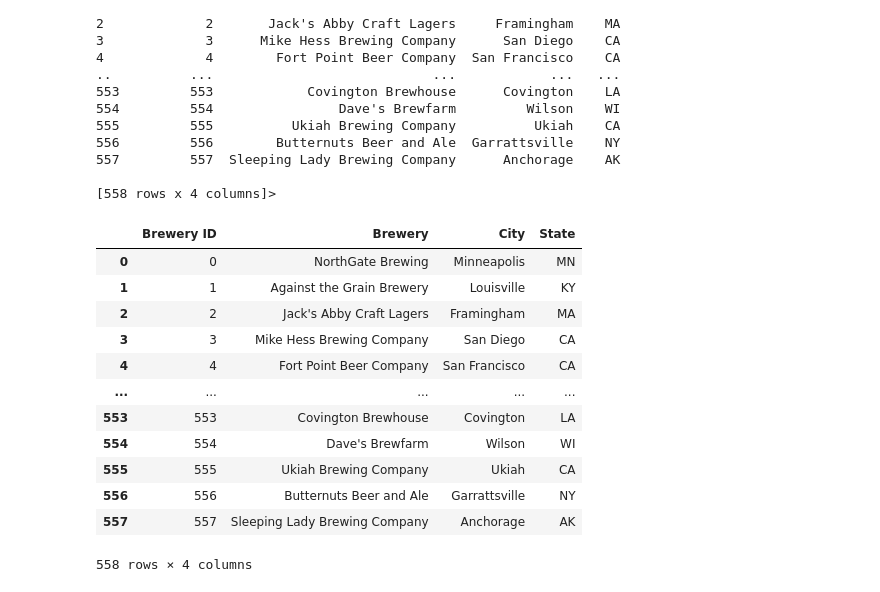
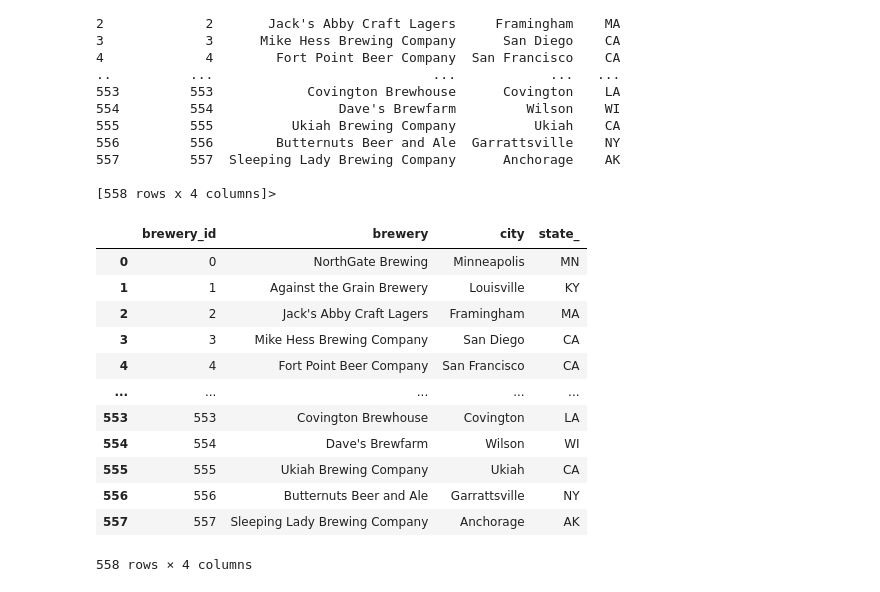
Before and after one commit to bholties/ETL, a Jupyter notebook: Merging breweries and beers.ipynb, the cells around one changed output. Saved outputs shown, nothing was run; the diff lists cells and outputs as text; code cells hidden in the pictures.

```diff
--- a/Merging breweries and beers.ipynb
+++ b/Merging breweries and beers.ipynb
@@ -126,10 +128,10 @@ breweries_df.info
 # %%
 #rename certain columns
 
-breweries_df_tidy = breweries_df.rename(columns = {"Unnamed: 0": "Brewery ID", "name": "Brewery", "city": "City", "state": "State"}, inplace = False)
+breweries_df_tidy = breweries_df.rename(columns = {"Unnamed: 0": "brewery_id", "name": "brewery", "state": "state_"}, inplace = False)
 breweries_df_tidy
 # %% [output]
-|  | Brewery ID | Brewery | City | State |
+|  | brewery_id | brewery | city | state_ |
 | 0 | 0 | NorthGate Brewing | Minneapolis | MN |
 | 1 | 1 | Against the Grain Brewery | Louisville | KY |
 | 2 | 2 | Jack's Abby Craft Lagers | Framingham | MA |
```
Also changed, not shown: parts of 5 cells of this notebook, 2 other files.
